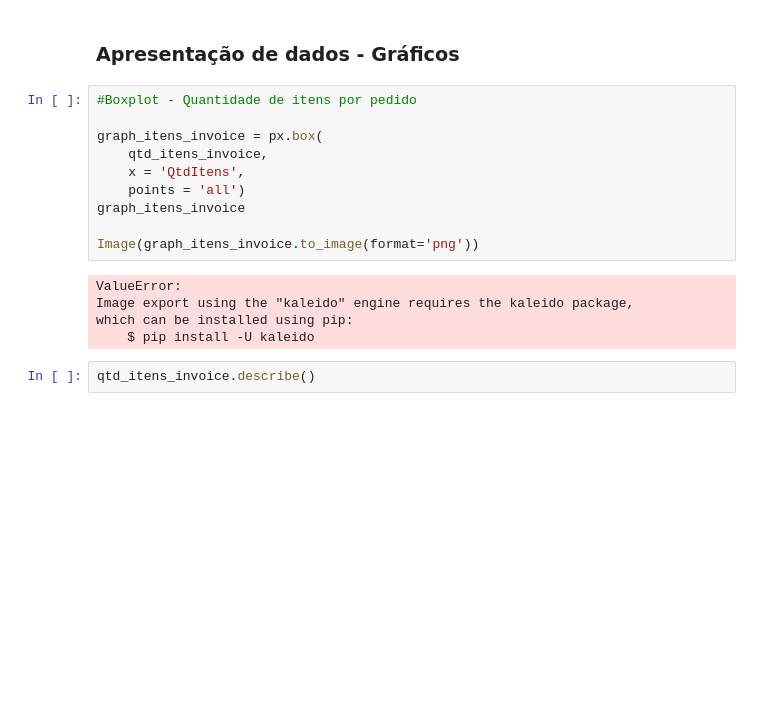
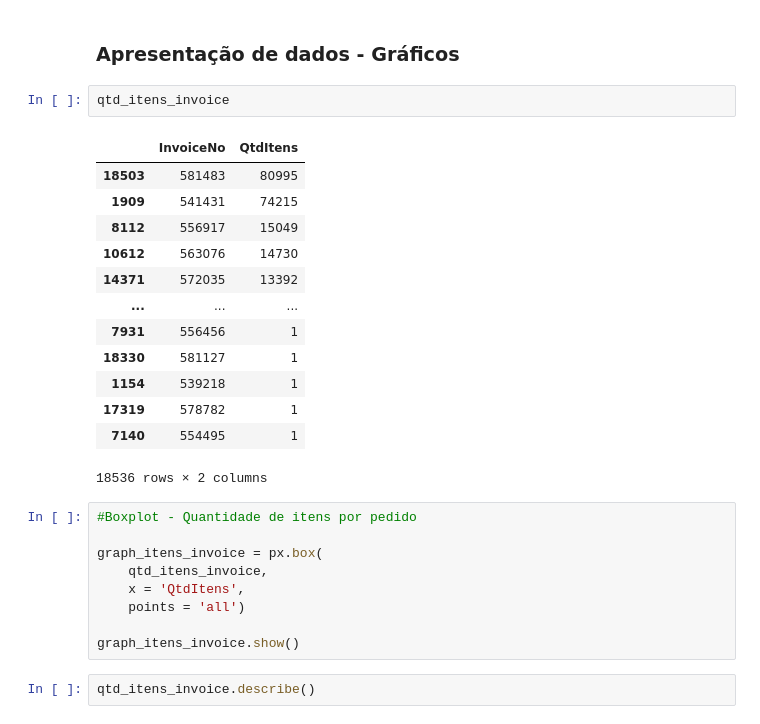
Before and after one commit to patriciamgcosta/projeto_final, a Jupyter notebook: Untitled-1.ipynb, the cells around one changed output. Cells and saved outputs as stored; diff of their text form; blank space fills up the shorter version.

```diff
--- a/Untitled-1.ipynb
+++ b/Untitled-1.ipynb
@@ -164,6 +164,22 @@ print(f"Média da quantidade de itens por InvoiceNo: {media_por_invoice}")
 Média da quantidade de itens por InvoiceNo: 279
 # %% [markdown]
 ### Apresentação de dados - Gráficos
+# %%
+qtd_itens_invoice
+# %% [output]
+|  | InvoiceNo | QtdItens |
+| 18503 | 581483 | 80995 |
+| 1909 | 541431 | 74215 |
+| 8112 | 556917 | 15049 |
+| 10612 | 563076 | 14730 |
+| 14371 | 572035 | 13392 |
+| ... | ... | ... |
+| 7931 | 556456 | 1 |
+| 18330 | 581127 | 1 |
+| 1154 | 539218 | 1 |
+| 17319 | 578782 | 1 |
+| 7140 | 554495 | 1 |
+18536 rows × 2 columns
 # %%
 #Boxplot - Quantidade de itens por pedido
 
@@ -171,14 +187,8 @@ graph_itens_invoice = px.box(
     qtd_itens_invoice,
     x = 'QtdItens',
     points = 'all')
-graph_itens_invoice
 
-Image(graph_itens_invoice.to_image(format='png'))
+graph_itens_invoice.show()
-# %% [output]
-ValueError:
-Image export using the "kaleido" engine requires the kaleido package,
-which can be installed using pip:
-    $ pip install -U kaleido
 # %%
 qtd_itens_invoice.describe()
 # %% [output]
```
Also changed, not shown: parts of 2 cells of this notebook.
